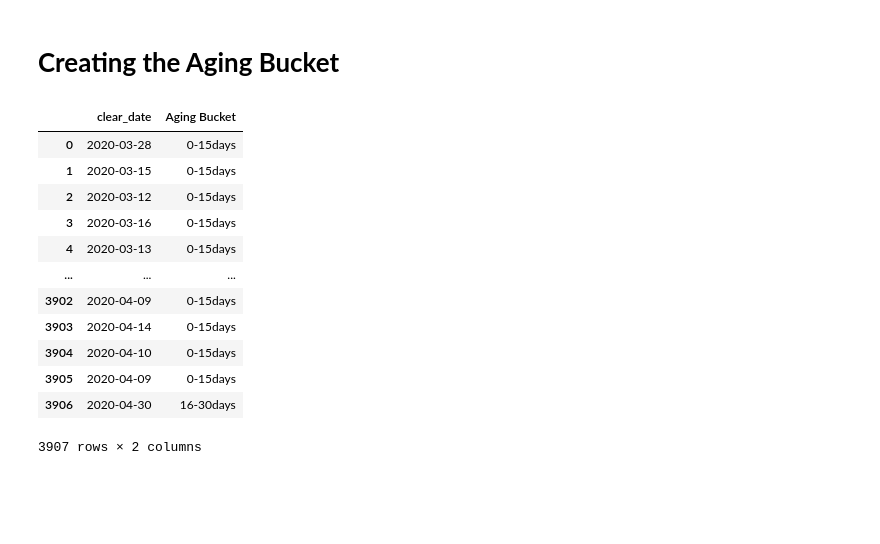
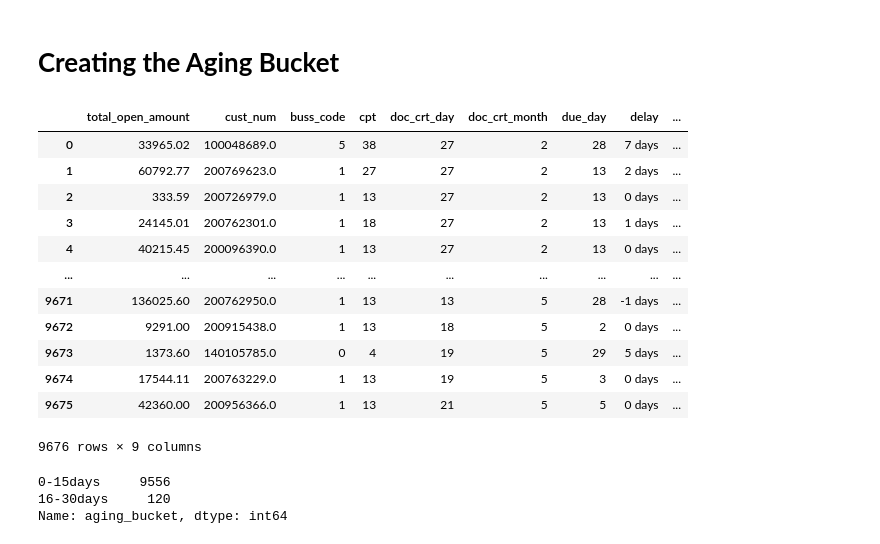
Before and after one commit to souvikpal2000/B2B-Invoice-Management-Application, a Jupyter notebook: InvoiceML.ipynb, the cells around one changed output. Saved outputs shown, nothing was run; the diff lists cells and outputs as text; code cells hidden in the pictures; blank space fills up the shorter version.

Commit message:
Adding Aging Bucket

```diff
--- a/InvoiceML.ipynb
+++ b/InvoiceML.ipynb
@@ -1047,5 +1047,5 @@ Accuracy=  0.2544269365270183
 # %%
-predicted = base_model.predict(X_test)
+predicted = base_model.predict(x_test)
 # %%
 predicted = np.around(predicted)
 predicted.astype(int)
@@ -1058,5 +1058,4 @@ Col=pd.DataFrame()
 Delay=[]
 for x in predicted:
     Delay.append(pd.Timedelta(days=x))
-Col['Delay'] = Delay
-Col
+delay = pd.Series(Delay,name='delay')
@@ -1093,0 +1062,4 @@ Col
+# %%
+FinalDF = x_test.merge(delay, on=x_test.index )
+FinalDF.drop('key_0', axis=1, inplace=True)
+FinalDF
@@ -1106,20 +1092,43 @@ for x in predicted:
         aging_bucket.append("46-60days")
     else:
         aging_bucket.append("Greater than 60 days")
-Col['Aging Bucket']= aging_bucket
-Col.drop(['Delay'],axis=1,inplace=True)
-Col
+agingBucket = pd.Series(aging_bucket, name="aging_bucket")
-# %% [output]
-|  | clear_date | Aging Bucket |
-| 0 | 2020-03-28 | 0-15days |
-| 1 | 2020-03-15 | 0-15days |
-| 2 | 2020-03-12 | 0-15days |
-| 3 | 2020-03-16 | 0-15days |
-| 4 | 2020-03-13 | 0-15days |
-| ... | ... | ... |
-| 3902 | 2020-04-09 | 0-15days |
-| 3903 | 2020-04-14 | 0-15days |
-| 3904 | 2020-04-10 | 0-15days |
-| 3905 | 2020-04-09 | 0-15days |
-| 3906 | 2020-04-30 | 16-30days |
-3907 rows × 2 columns
+# %%
+FinalDF = FinalDF.merge(agingBucket, on=FinalDF.index )
+FinalDF.drop('key_0', axis=1, inplace=True)
+FinalDF
+# %% [output]
+|  | total_open_amount | cust_num | buss_code | cpt | doc_crt_day | doc_crt_month | due_day | delay | ... |
+| 0 | 33965.02 | 100048689.0 | 5 | 38 | 27 | 2 | 28 | 7 days | ... |
+| 1 | 60792.77 | 200769623.0 | 1 | 27 | 27 | 2 | 13 | 2 days | ... |
+| 2 | 333.59 | 200726979.0 | 1 | 13 | 27 | 2 | 13 | 0 days | ... |
+| 3 | 24145.01 | 200762301.0 | 1 | 18 | 27 | 2 | 13 | 1 days | ... |
+| 4 | 40215.45 | 200096390.0 | 1 | 13 | 27 | 2 | 13 | 0 days | ... |
+| ... | ... | ... | ... | ... | ... | ... | ... | ... | ... |
+| 9671 | 136025.60 | 200762950.0 | 1 | 13 | 13 | 5 | 28 | -1 days | ... |
+| 9672 | 9291.00 | 200915438.0 | 1 | 13 | 18 | 5 | 2 | 0 days | ... |
+| 9673 | 1373.60 | 140105785.0 | 0 | 4 | 19 | 5 | 29 | 5 days | ... |
+| 9674 | 17544.11 | 200763229.0 | 1 | 13 | 19 | 5 | 3 | 0 days | ... |
+| 9675 | 42360.00 | 200956366.0 | 1 | 13 | 21 | 5 | 5 | 0 days | ... |
+9676 rows × 9 columns
+# %%
+data_list = []
+for i in range(FinalDF.shape[0]):
+    if FinalDF['delay'][i] <=pd.Timedelta(days=15) :
+        data_list.append("0-15days")
+    elif FinalDF['delay'][i] <= pd.Timedelta(days=30):
+        data_list.append("16-30days")
+    elif FinalDF['delay'][i] <= pd.Timedelta(days=45):
+        data_list.append("31-45days")
+    elif FinalDF['delay'][i] <= pd.Timedelta(days=60):
+        data_list.append("46-60days")
+    else:
+        data_list.append(">60days");
+
+FinalDF['aging_bucket'] = data_list
+
+FinalDF['aging_bucket'].value_counts()
+# %% [output]
+0-15days     9556
+16-30days     120
+Name: aging_bucket, dtype: int64
```
Also changed, not shown: parts of 47 cells of this notebook.
